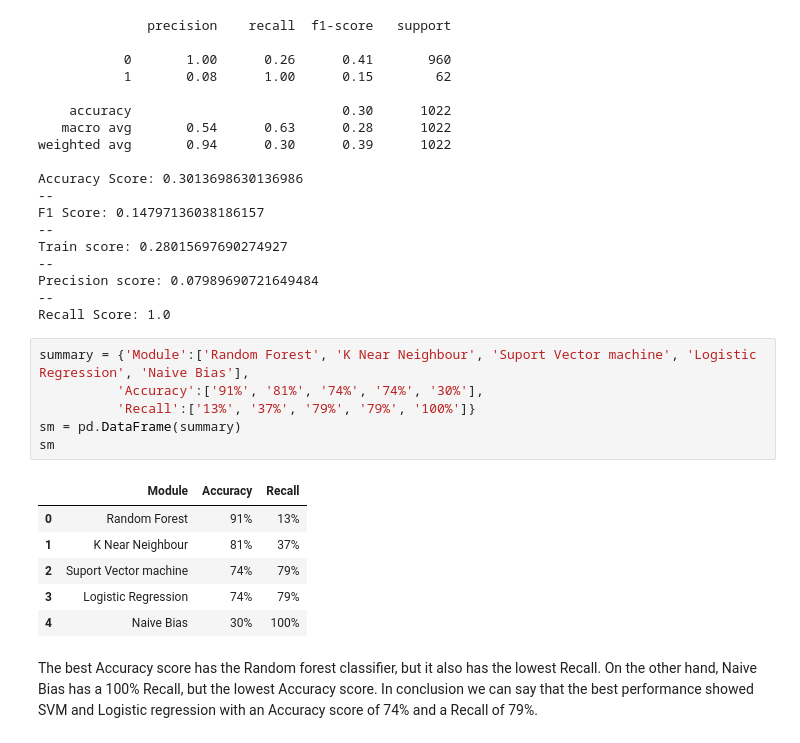
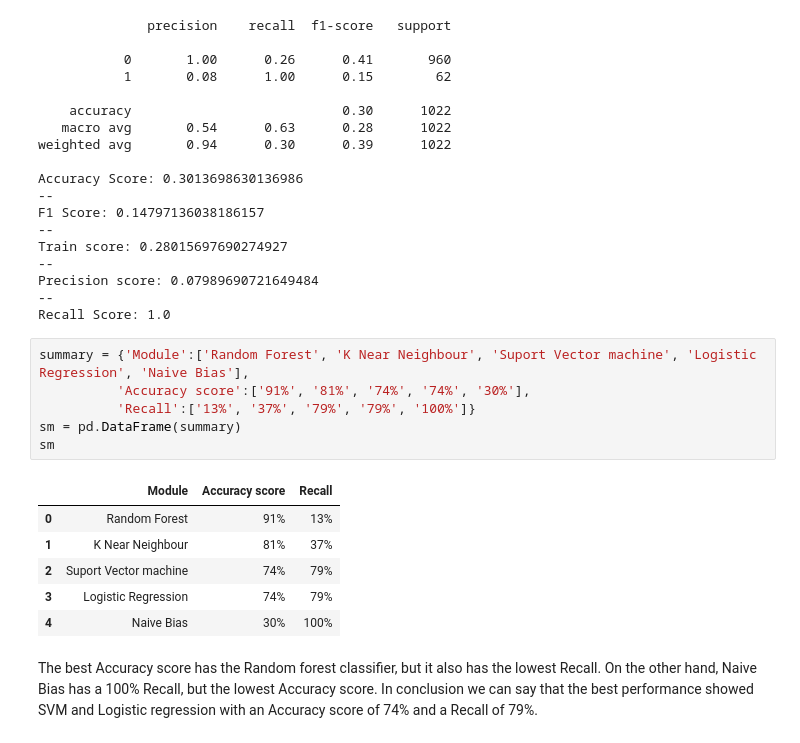
Before and after one commit to olga-2021/Final_Project, a Jupyter notebook: Stroke_prediction_Final.ipynb, the cells around one changed output. Saved outputs shown, nothing was run; the diff lists cells and outputs as text.

Commit message:
Add files via upload
summary table added

```diff
--- a/Stroke_prediction_Final.ipynb
+++ b/Stroke_prediction_Final.ipynb
@@ -693,19 +693,19 @@ Train score: 0.28015697690274927
 Precision score: 0.07989690721649484
 --
 Recall Score: 1.0
-# %%
-summary = {'Module':['Random Forest', 'K Near Neighbour', 'Suport Vector machine', 'Logistic Regression', 'Naive Bias'],
-          'Accuracy':['91%', '81%', '74%', '74%', '30%'],
-          'Recall':['13%', '37%', '79%', '79%', '100%']}
-sm = pd.DataFrame(summary)
-sm
-# %% [output]
-|  | Module | Accuracy | Recall |
-| 0 | Random Forest | 91% | 13% |
-| 1 | K Near Neighbour | 81% | 37% |
-| 2 | Suport Vector machine | 74% | 79% |
-| 3 | Logistic Regression | 74% | 79% |
-| 4 | Naive Bias | 30% | 100% |
-# %% [markdown]
-The best Accuracy score has the Random forest classifier, but it also has the lowest Recall. On the other hand, Naive Bias has a 100% Recall, but the lowest Accuracy score.
-In conclusion we can say that the best performance showed SVM and Logistic regression with an Accuracy score of 74% and a Recall of 79%.
+# %%
+summary = {'Module':['Random Forest', 'K Near Neighbour', 'Suport Vector machine', 'Logistic Regression', 'Naive Bias'],
+          'Accuracy score':['91%', '81%', '74%', '74%', '30%'],
+          'Recall':['13%', '37%', '79%', '79%', '100%']}
+sm = pd.DataFrame(summary)
+sm
+# %% [output]
+|  | Module | Accuracy score | Recall |
+| 0 | Random Forest | 91% | 13% |
+| 1 | K Near Neighbour | 81% | 37% |
+| 2 | Suport Vector machine | 74% | 79% |
+| 3 | Logistic Regression | 74% | 79% |
+| 4 | Naive Bias | 30% | 100% |
+# %% [markdown]
+The best Accuracy score has the Random forest classifier, but it also has the lowest Recall. On the other hand, Naive Bias has a 100% Recall, but the lowest Accuracy score.
+In conclusion we can say that the best performance showed SVM and Logistic regression with an Accuracy score of 74% and a Recall of 79%.
```
Also changed, not shown: parts of 4 cells of this notebook.
